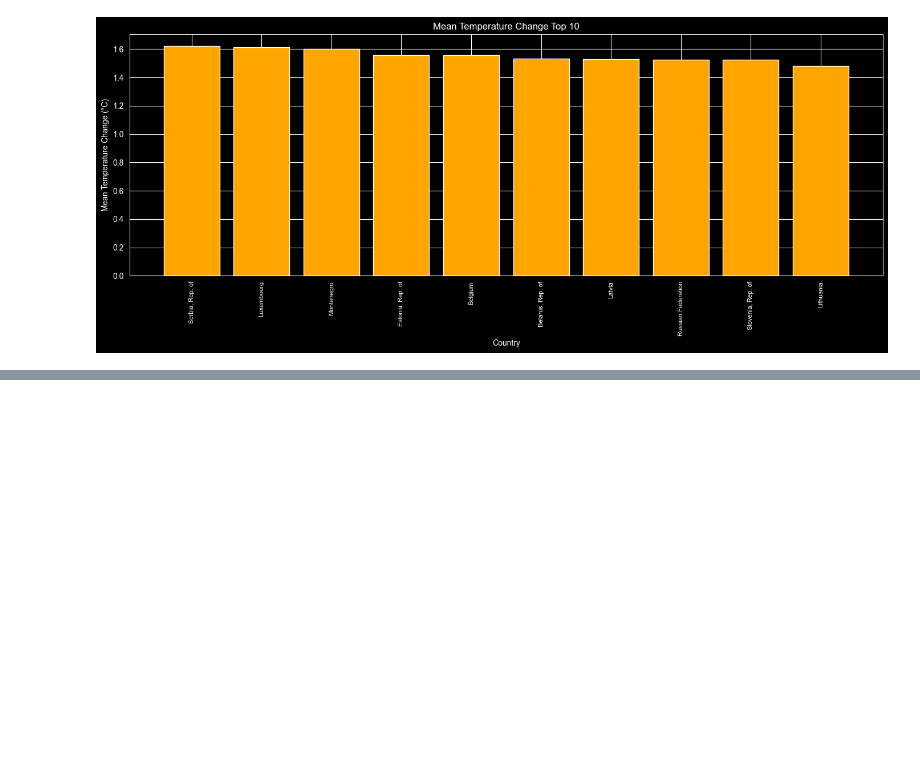
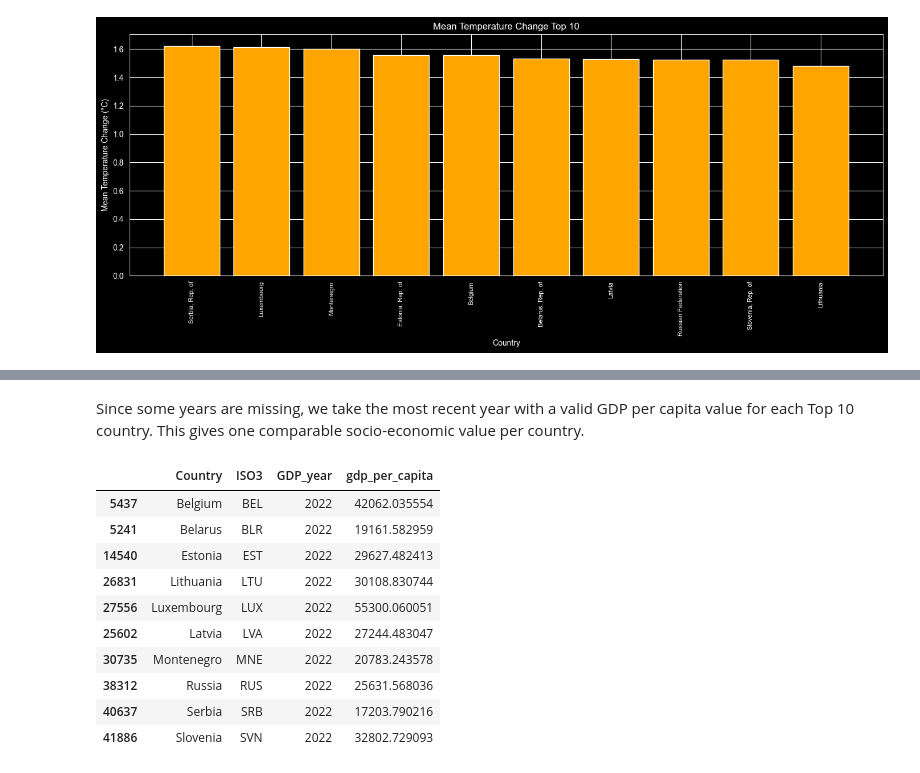
Before and after one commit to tince250/climate-change-ds, a Jupyter notebook: q3-climate-inpact.ipynb, the cells around one changed output, grey strips where cells are left out. Saved outputs shown, nothing was run; the diff lists cells and outputs as text; code cells hidden in the pictures; blank space fills up the shorter version.

```diff
--- a/q3-climate-inpact.ipynb
+++ b/q3-climate-inpact.ipynb
@@ -248,0 +285,26 @@ To fully answer Q3, we will merge these results with socio-economic indicators (
+# %% [markdown]
+Since some years are missing, we take the most recent year with a valid GDP per capita value for each Top 10 country. This gives one comparable socio-economic value per country.
+# %%
+# Take the latest available GDP per capita for each Top 10 country
+df_owid = (
+    df_owid.dropna(subset=["gdp_per_capita"])
+                  .sort_values(["iso_code", "year"])
+                  .groupby("iso_code", as_index=False)
+                  .tail(1)
+                  .rename(columns={"iso_code": "ISO3", "country": "Country", "year": "GDP_year"})
+                  [["Country", "ISO3", "GDP_year", "gdp_per_capita"]]
+)
+
+df_owid
+# %% [output]
+|  | Country | ISO3 | GDP_year | gdp_per_capita |
+| 5437 | Belgium | BEL | 2022 | 42062.035554 |
+| 5241 | Belarus | BLR | 2022 | 19161.582959 |
+| 14540 | Estonia | EST | 2022 | 29627.482413 |
+| 26831 | Lithuania | LTU | 2022 | 30108.830744 |
+| 27556 | Luxembourg | LUX | 2022 | 55300.060051 |
+| 25602 | Latvia | LVA | 2022 | 27244.483047 |
+| 30735 | Montenegro | MNE | 2022 | 20783.243578 |
+| 38312 | Russia | RUS | 2022 | 25631.568036 |
+| 40637 | Serbia | SRB | 2022 | 17203.790216 |
+| 41886 | Slovenia | SVN | 2022 | 32802.729093 |
```
Also changed, not shown: parts of 9 cells of this notebook.
